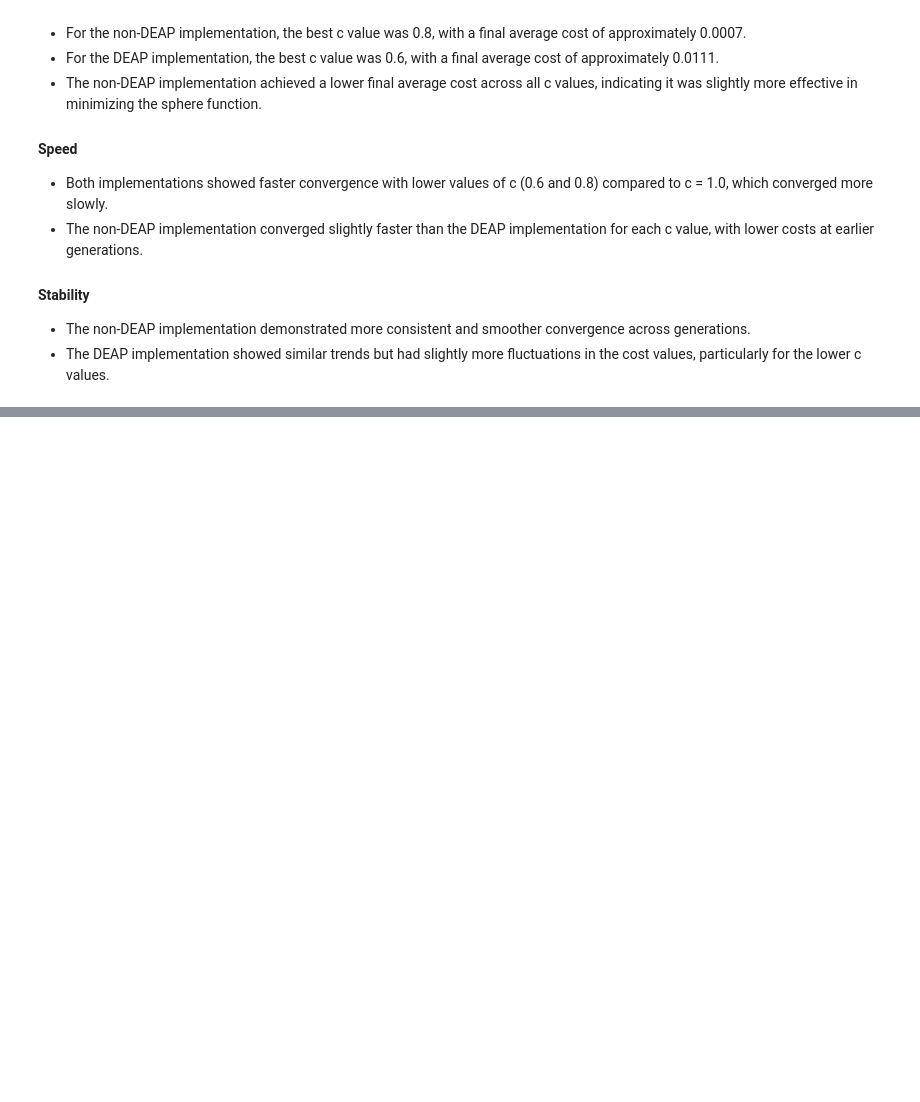
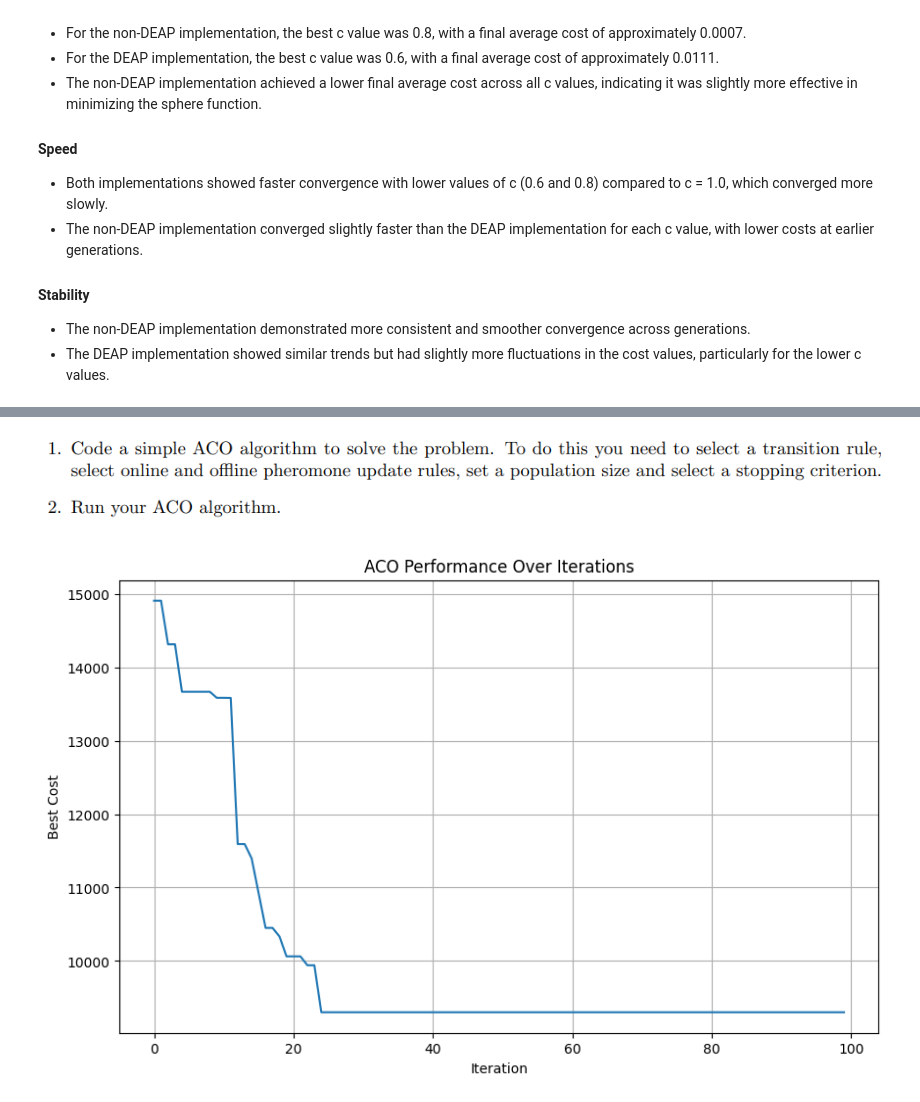
Before and after one commit to loganhartford/ece457a_a3, a Jupyter notebook: assignemnt3.ipynb, the cells around one changed output, grey strips where cells are left out. Cells and saved outputs as stored; diff of their text form; code cells hidden in the pictures; blank space fills up the shorter version.

```diff
--- a/assignemnt3.ipynb
+++ b/assignemnt3.ipynb
@@ -522,0 +527,2 @@ The best value of c in DEAP is 0.6 with a final average cost of 0.01114850748887
+# %% [markdown]
+![image.png](attachment:image.png)
@@ -522,0 +582,24 @@ The best value of c in DEAP is 0.6 with a final average cost of 0.01114850748887
+# %%
+cities = np.array([
+    [1150, 1760], [630, 1660], [40, 2090], [750, 1100], [750, 2030],
+    [1030, 2070], [1650, 650], [1490, 1630], [790, 2260], [710, 1310],
+    [840, 550], [1170, 2300], [970, 1340], [510, 700], [750, 900],
+    [1280, 1200], [230, 590], [460, 860], [1040, 950], [590, 1390],
+    [830, 1770], [490, 500], [1840, 1240], [1260, 1500], [1280, 790],
+    [490, 2130], [1460, 1420], [1260, 1910], [360, 1980]
+])
+num_cities = len(cities)
+dist_matrix = np.sqrt(((cities[:, np.newaxis, :] - cities[np.newaxis, :, :]) ** 2).sum(axis=2))
+
+
+best_cost, best_path, best_cost_history = aco(num_ants=30, num_iterations=100, alpha=1.0, beta=2.0, evaporation_rate=0.5, num_cities=num_cities, dist_matrix=dist_matrix)
+
+plt.figure(figsize=(10, 6))
+plt.plot(best_cost_history)
+plt.xlabel("Iteration")
+plt.ylabel("Best Cost")
+plt.title("ACO Performance Over Iterations")
+plt.grid(True)
+plt.show()
+# %% [output]
+[figure, added]
```
Also changed, not shown: parts of 16 cells of this notebook, 1 other file.
